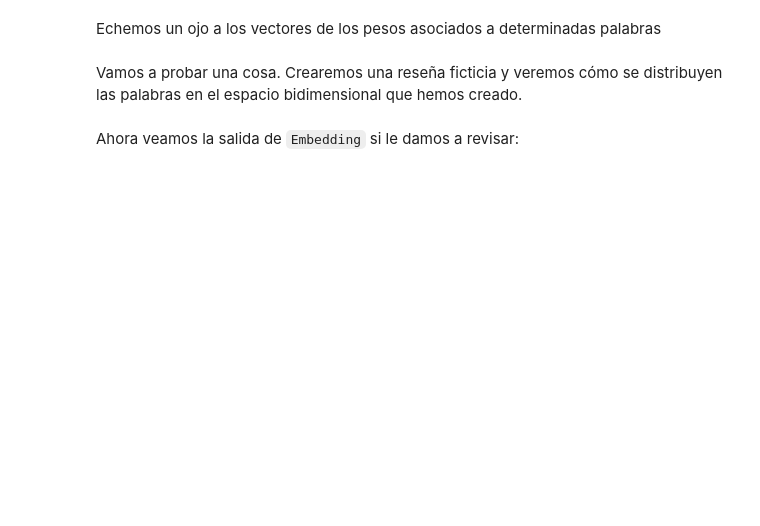
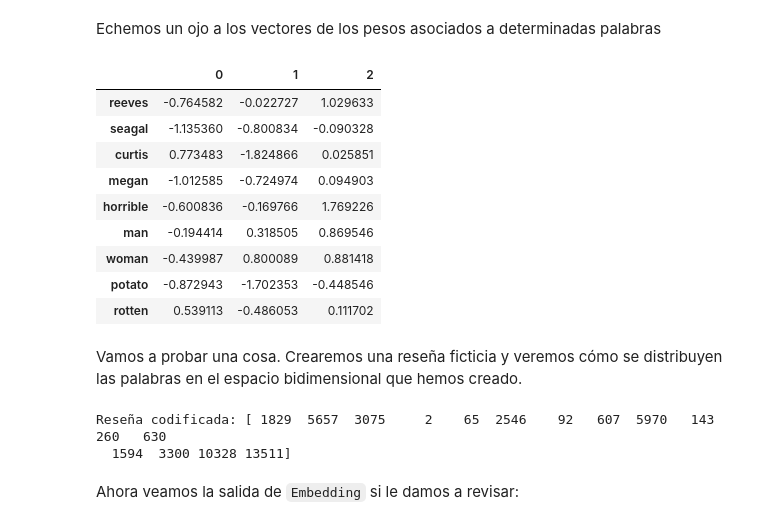
Before and after one commit to blazaid/aprendizaje-profundo, a Jupyter notebook: Notebooks/Procesamiento del lenguaje natural - Creación y visualización de embeddings.ipynb, the cells around one changed output. Drawn from its saved outputs; the diff is of its cells as text; code cells hidden in the pictures; blank space fills up the shorter version.

```diff
--- a/Notebooks/Procesamiento del lenguaje natural - Creación y visualización de embeddings.ipynb
+++ b/Notebooks/Procesamiento del lenguaje natural - Creación y visualización de embeddings.ipynb
@@ -44,9 +47,10 @@ plt.rcParams.update({'figure.figsize': (16, 9),'figure.dpi': 100})
 Por último, establecemos las constantes de los recursos comunes.
 # %%
 BATCH_SIZE = 8192
-MAX_VOCAB_SIZE = 20000
+EMBEDDING_DIM = 3
+MAX_VOCAB_SIZE = 65535
 MAX_SEQUENCE_LEN = 128
-TRAIN_EPOCHS = 25
+TRAIN_EPOCHS = 50
 # %% [markdown]
 ***
 # %% [markdown]
@@ -63,7 +69,9 @@ print(f"Train example: {text}--- -> {label}")
 Al ser los ejemplos de entrada cadenas de texto, tenemos que definir alguna forma de identificar los diferentes _tokens_ que los conforman. Para ello nos definiremos una función que convertirá las cadenas en sus _tokens_.
 # %%
 def text_tokenizer(text):
-    return text.lower().split()
+    text = text.lower()
+    tokens = re.findall(r'\b\w+\b|[^\w\s]', text, re.UNICODE)
+    return tokens
 
 text_sentence = "The best sentence of the world."
 tokens_sentence = text_tokenizer(text_sentence)
@@ -207,7 +243,7 @@ class SentimentRNN(torch.nn.Module):
             padding_idx=pad_idx,  # El índice para el <PAD>. Por defecto 0.
         )
         # Capas recurrentes
-        self.lstm = torch.nn.GRU(
+        self.gru = torch.nn.GRU(
             input_size=embed_dim,
             hidden_size=hidden_dim,
             num_layers=3,
@@ -217,18 +253,17 @@ class SentimentRNN(torch.nn.Module):
         self.fc = torch.nn.Linear(hidden_dim, 1)
 
     def forward(self, x):
-        # x: (batch_size, seq_len)
         embedded = self.embedding(x)  # (B, SEQ_LEN) -> (B, SEQ_LEN, EMBED_DIM)
-        out, _ = self.lstm(embedded)
+        out, _ = self.gru(embedded)
         out = out[:,-1,:]
         out = self.fc(out)
-        out = torch.squeeze(out, 1)  # # (B, 1) -> (B,)
+        out = torch.squeeze(out, 1)   # (B, 1) -> (B,)
         return out
 
 # Instanciar el modelo
 model = SentimentRNN(
     vocab_size=len(vocabulary),
-    embed_dim=2,  # Así podemos visualizarlo en 2D
+    embed_dim=EMBEDDING_DIM,  # Así podemos visualizarlo en 3D
     hidden_dim=8,
     pad_idx=vocabulary['<PAD>'],
 )
@@ -278,20 +358,34 @@ Echemos un ojo a los vectores de los pesos asociados a determinadas palabras
 # %%
 embedding_weights = model.embedding.weight.detach().numpy()
 df_weights = pd.DataFrame(
     embedding_weights,
     index=[index_to_token.get(i, '<UNK>') for i in range(len(vocabulary))]
 )
 
-df_weights.loc[['reeves', 'seagal', 'curtis', 'megan', 'horrible', 'man', 'woman'],:]
+df_weights.loc[['reeves', 'seagal', 'curtis', 'megan', 'horrible', 'man', 'woman', 'potato', 'rotten'],:]
+# %% [output]
+|  | 0 | 1 | 2 |
+| reeves | -0.764582 | -0.022727 | 1.029633 |
+| seagal | -1.135360 | -0.800834 | -0.090328 |
+| curtis | 0.773483 | -1.824866 | 0.025851 |
+| megan | -1.012585 | -0.724974 | 0.094903 |
+| horrible | -0.600836 | -0.169766 | 1.769226 |
+| man | -0.194414 | 0.318505 | 0.869546 |
+| woman | -0.439987 | 0.800089 | 0.881418 |
+| potato | -0.872943 | -1.702353 | -0.448546 |
+| rotten | 0.539113 | -0.486053 | 0.111702 |
 # %% [markdown]
 Vamos a probar una cosa. Crearemos una reseña ficticia y veremos cómo se distribuyen las palabras en el espacio bidimensional que hemos creado.
 # %%
 review = ['cage', 'reeves', 'seagal', 'cavill', 'good', 'matrix', 'bad', 'crap',
-          'affleck', 'man', 'woman', 'king', 'queen', 'curtis', 'megan']
+          'affleck', 'man', 'woman', 'king', 'queen', 'curtis', 'megan', 'potato']
 
 encoded_review = [vocabulary.get(word, vocabulary['<UNK>']) for word in review]
 encoded_review_tensor = torch.tensor(encoded_review, dtype=torch.long)
 print("Reseña codificada:", encoded_review_tensor.numpy())
+# %% [output]
+Reseña codificada: [ 1829  5657  3075     2    65  2546    92   607  5970   143   260   630
+  1594  3300 10328 13511]
 # %% [markdown]
 Ahora veamos la salida de `Embedding` si le damos a revisar:
 # %%
```
Also changed, not shown: parts of 13 cells of this notebook, 7 other files.
